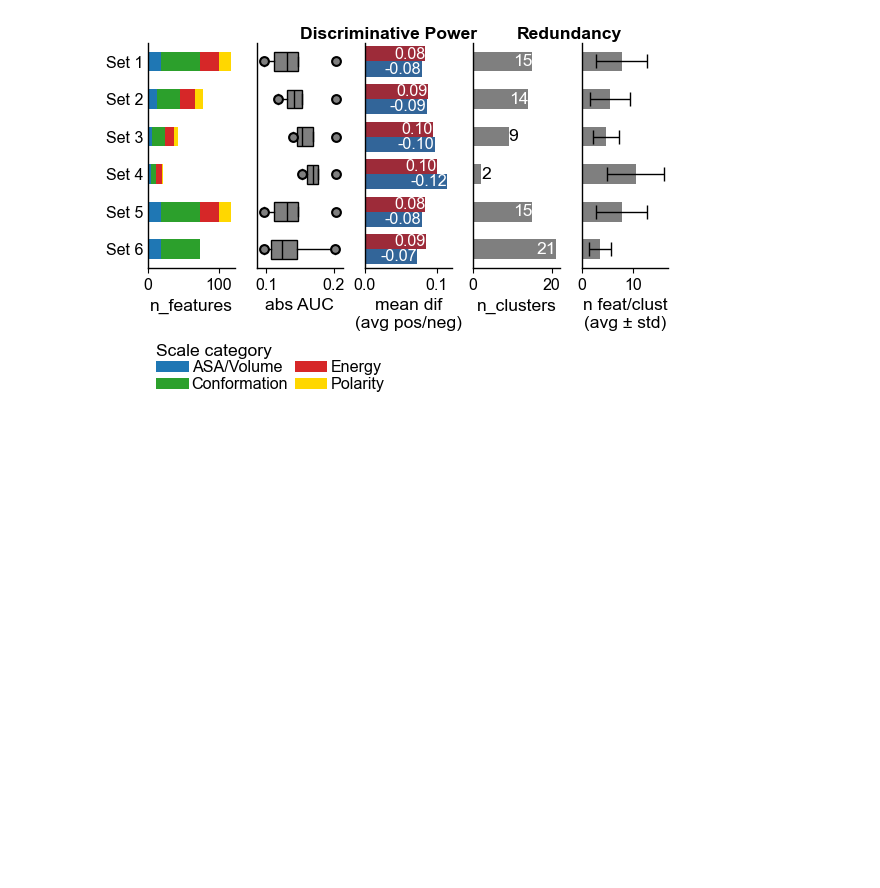
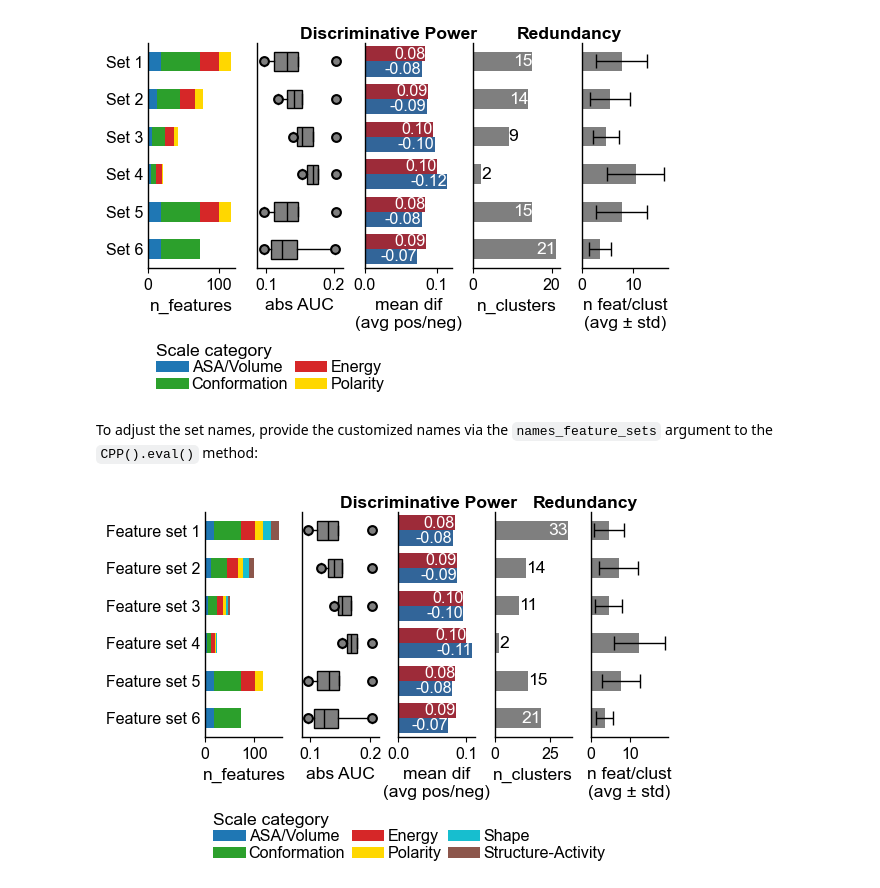
Before and after one commit to breimanntools/aaanalysis, a Jupyter notebook: examples/feature_engineering/cpp_plot_eval.ipynb, the cells around one changed output. Saved outputs shown, nothing was run; the diff lists cells and outputs as text; code cells hidden in the pictures; blank space fills up the shorter version.

```diff
--- a/examples/feature_engineering/cpp_plot_eval.ipynb
+++ b/examples/feature_engineering/cpp_plot_eval.ipynb
@@ -96,3 +103,13 @@ cpp_plot.eval(df_eval=df_eval, list_cat=list_cat[0:4])
 plt.show()
 # %% [output]
 [figure]
+# %% [markdown]
+To adjust the set names, provide the customized names via the ``names_feature_sets`` argument to the ``CPP().eval()`` method:
+# %%
+cpp = aa.CPP(df_parts=df_parts)
+names_feature_sets = [f"Feature set {i}" for i in range(1, 7)]
+df_eval = cpp.eval(list_df_feat=list_df_feat, labels=labels, names_feature_sets=names_feature_sets)
+cpp_plot.eval(df_eval=df_eval)
+plt.show()
+# %% [output]
+[figure, added]
```
Also changed, not shown: parts of 2 cells of this notebook, 5 other files.
